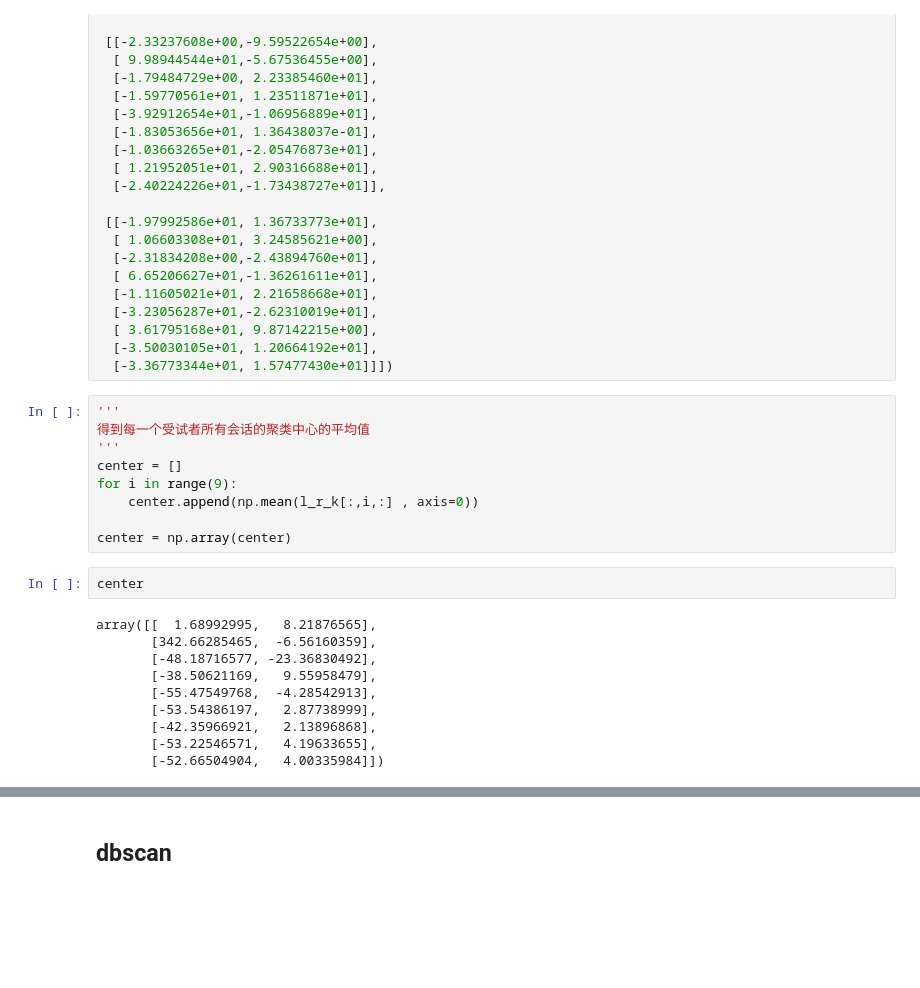
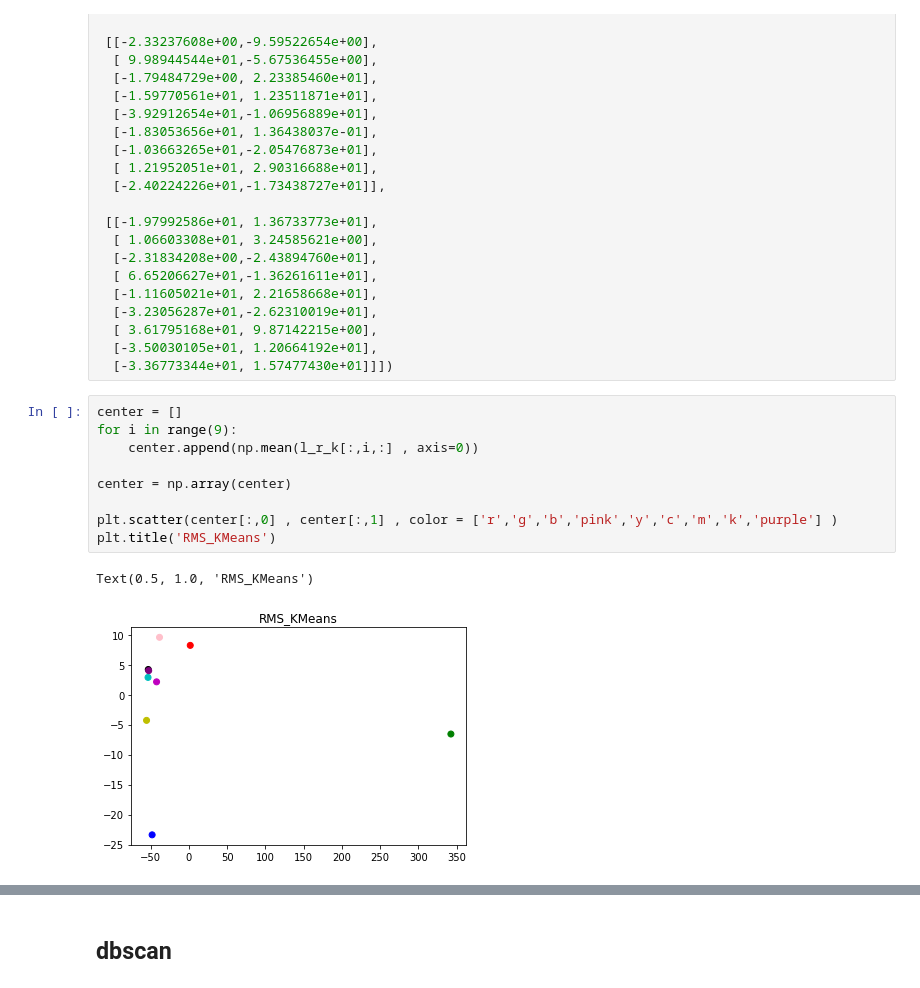
Before and after one commit to colorfulclouds/application_assignment, a Jupyter notebook: EEG-BCI/graduate/graph/cluster/cluster_lda_g.ipynb, the cells around one changed output, grey strips where cells are left out. Cells and saved outputs as stored; diff of their text form; blank space fills up the shorter version.

Commit message:
update graph

```diff
--- a/EEG-BCI/graduate/graph/cluster/cluster_lda_g.ipynb
+++ b/EEG-BCI/graduate/graph/cluster/cluster_lda_g.ipynb
@@ -119,23 +131,14 @@ l_r_k = np.array([[[-6.78293783e+00, -7.01725835e+00],
   [-3.50030105e+01, 1.20664192e+01],
   [-3.36773344e+01, 1.57477430e+01]]])
 # %%
-'''
-得到每一个受试者所有会话的聚类中心的平均值
-'''
 center = []
 for i in range(9):
     center.append(np.mean(l_r_k[:,i,:] , axis=0))
 
 center = np.array(center)
+
+plt.scatter(center[:,0] , center[:,1] , color = ['r','g','b','pink','y','c','m','k','purple'] )
+plt.title('RMS_KMeans')
+# %% [output]
+Text(0.5, 1.0, 'RMS_KMeans')
+[figure, added]
-# %%
-center
-# %% [output]
-array([[  1.68992995,   8.21876565],
-       [342.66285465,  -6.56160359],
-       [-48.18716577, -23.36830492],
-       [-38.50621169,   9.55958479],
-       [-55.47549768,  -4.28542913],
-       [-53.54386197,   2.87738999],
-       [-42.35966921,   2.13896868],
-       [-53.22546571,   4.19633655],
-       [-52.66504904,   4.00335984]])
```
Also changed, not shown: parts of 13 cells of this notebook.
